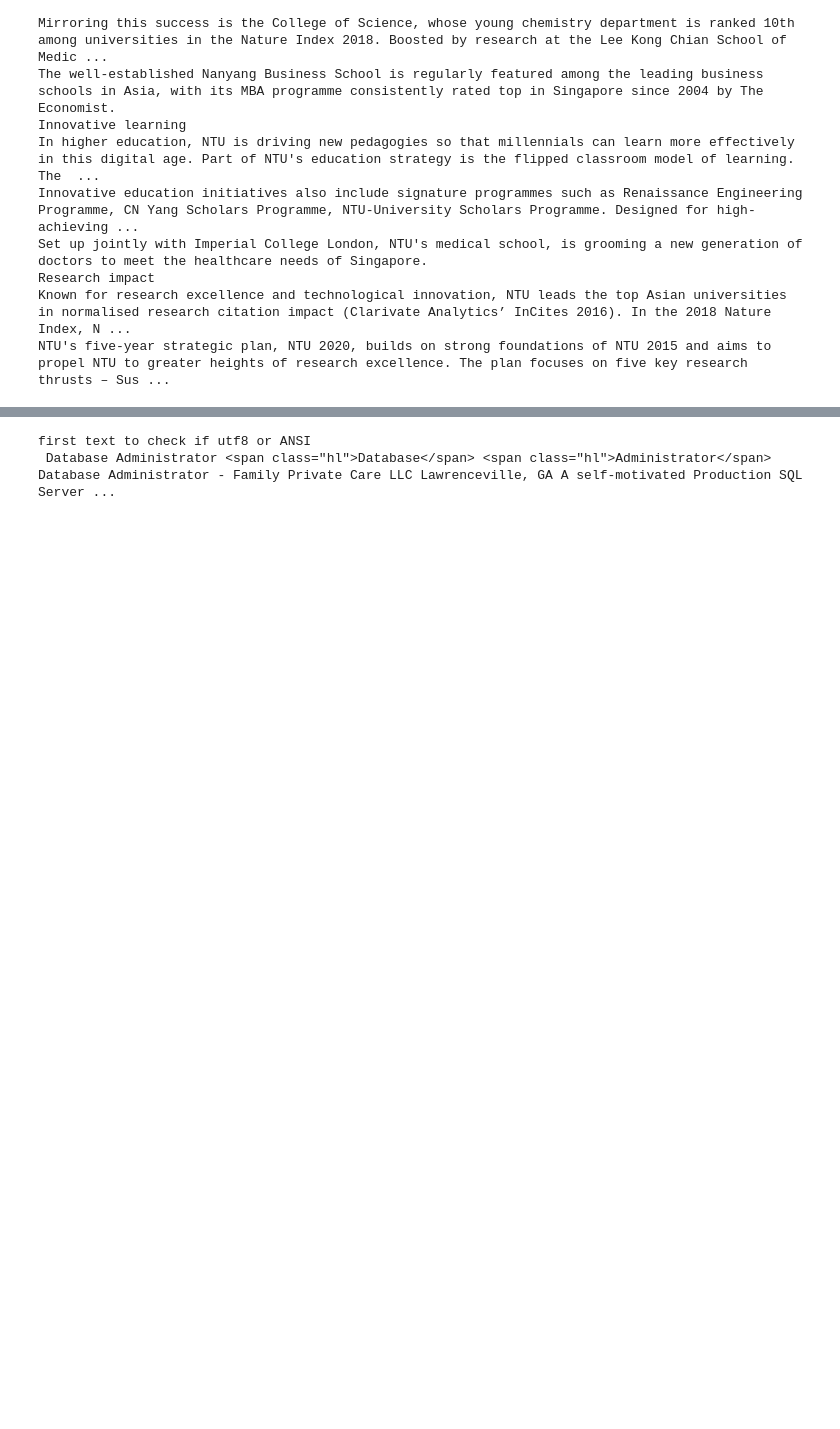
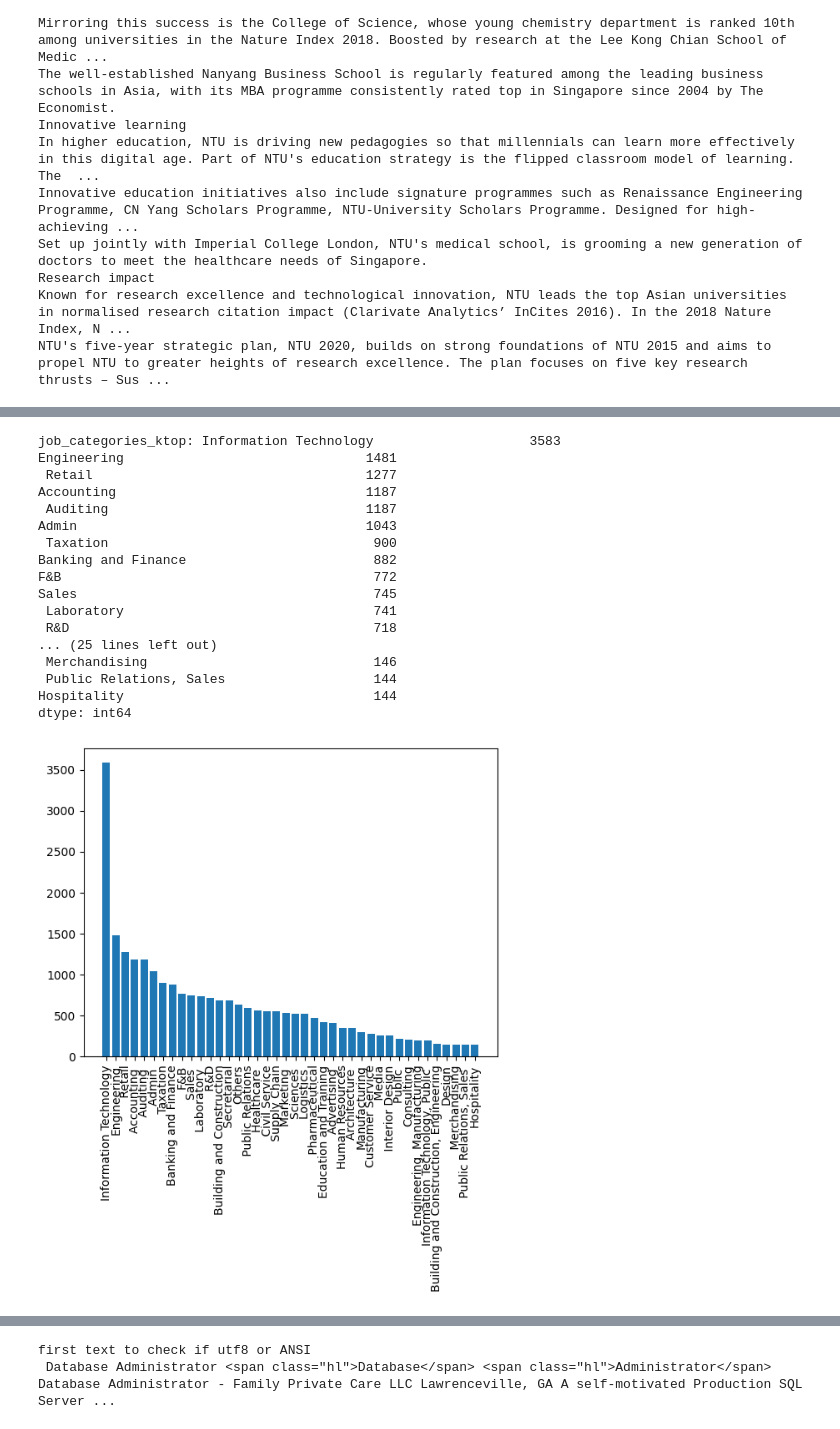
Before and after one commit to AndruOn/BERT-XMLC-Skill-Extraction, a Jupyter notebook: DataAnalysis/reformat.ipynb, the cells around one changed output, grey strips where cells are left out. Cells and saved outputs as stored; diff of their text form; code cells hidden in the pictures; blank space fills up the shorter version.

Commit message:
jobads in diff categories

```diff
--- a/DataAnalysis/reformat.ipynb
+++ b/DataAnalysis/reformat.ipynb
@@ -89,0 +92,10 @@ SE_dataset_jobAds[['text', 'skills_required']].to_csv('jobads_dataset.csv')
+# %%
+job_categories_all = np.concatenate(df_job["job_category"],axis=None)
+print('len(job_categories_all):',len(job_categories_all))
+
+job_categories_unique = np.unique(job_categories_all)
+print("len(job_categories_unique):",len(job_categories_unique))
+print("job_categories_unique:",job_categories_unique)
+
+job_categories_counts = pd.Series(job_categories_all).value_counts().sort_values(ascending=False)
+print("job_categories_counts:",job_categories_counts)
@@ -89,0 +119,27 @@ SE_dataset_jobAds[['text', 'skills_required']].to_csv('jobads_dataset.csv')
+# %%
+job_categories_ktop = job_categories_counts.head(40)
+
+print("job_categories_ktop:",job_categories_ktop)
+
+plot = plt.bar(job_categories_ktop.index, job_categories_ktop.values)
+plt.xticks(rotation='vertical')
+plt.show()
+# %% [output]
+job_categories_ktop: Information Technology                    3583
+Engineering                               1481
+ Retail                                   1277
+Accounting                                1187
+ Auditing                                 1187
+Admin                                     1043
+ Taxation                                  900
+Banking and Finance                        882
+F&B                                        772
+Sales                                      745
+ Laboratory                                741
+ R&D                                       718
+... (25 lines left out)
+ Merchandising                             146
+ Public Relations, Sales                   144
+Hospitality                                144
+dtype: int64
+[figure, added]
```
Also changed, not shown: parts of 9 cells of this notebook, 1 other file.
